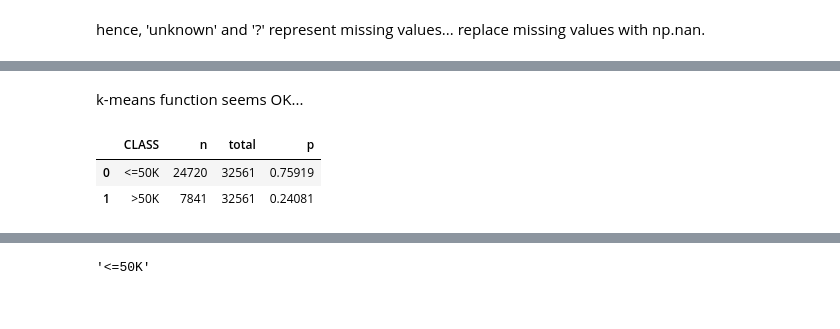
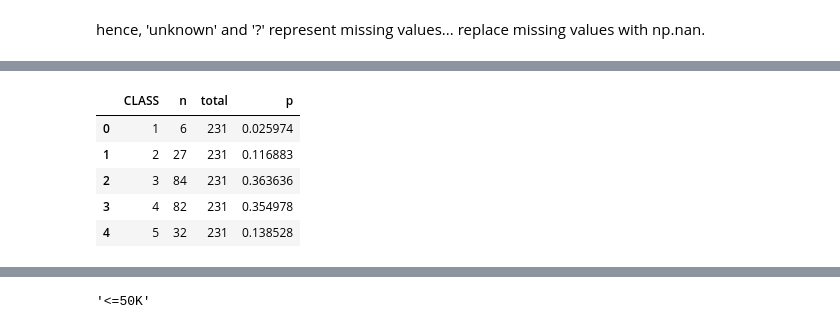
Before and after one commit to wisdomleck/Machine_Learning_A1, a Jupyter notebook: Assignment_1_Michael.ipynb, the cells around one changed output, grey strips where cells are left out. Drawn from its saved outputs; the diff is of its cells as text; code cells hidden in the pictures.

```diff
--- a/Assignment_1_Michael.ipynb
+++ b/Assignment_1_Michael.ipynb
@@ -241,3 +286 @@ Text(0.5, 1.0, 'elbow')
-# %% [markdown]
-k-means function seems OK...
 # %%
@@ -304,9 +347,3 @@ def gaussian_pdf(x, mean, std):
     return (1/(std * sqrt(2 * pi))) * e ** (-1/2 * ((x - mean)/std) ** 2)
 # %%
 class_priors = get_class_priors(df)
-# %%
-class_priors
-# %% [output]
-|  | CLASS | n | total | p |
-| 0 | <=50K | 24720 | 32561 | 0.75919 |
-| 1 | >50K | 7841 | 32561 | 0.24081 |
@@ -327,0 +365,9 @@ def train(df, datatype):
+# %%
+get_class_priors(df)
+# %% [output]
+|  | CLASS | n | total | p |
+| 0 | 1 | 6 | 231 | 0.025974 |
+| 1 | 2 | 27 | 231 | 0.116883 |
+| 2 | 3 | 84 | 231 | 0.363636 |
+| 3 | 4 | 82 | 231 | 0.354978 |
+| 4 | 5 | 32 | 231 | 0.138528 |
```
Also changed, not shown: parts of 31 cells of this notebook, 4 other files.
